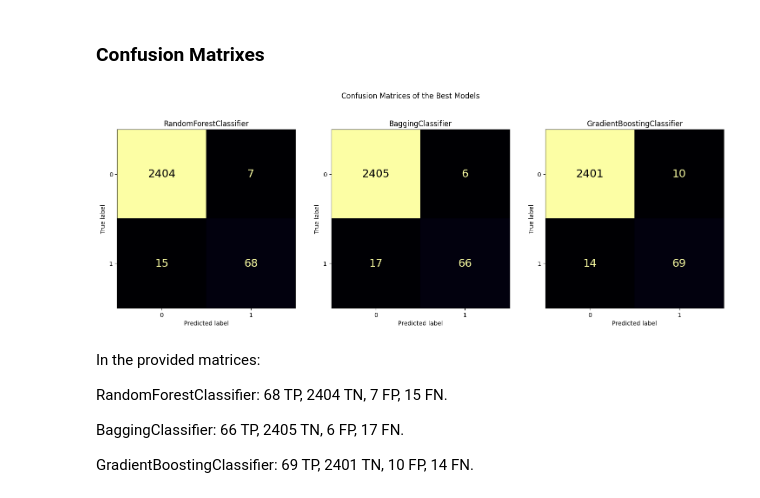
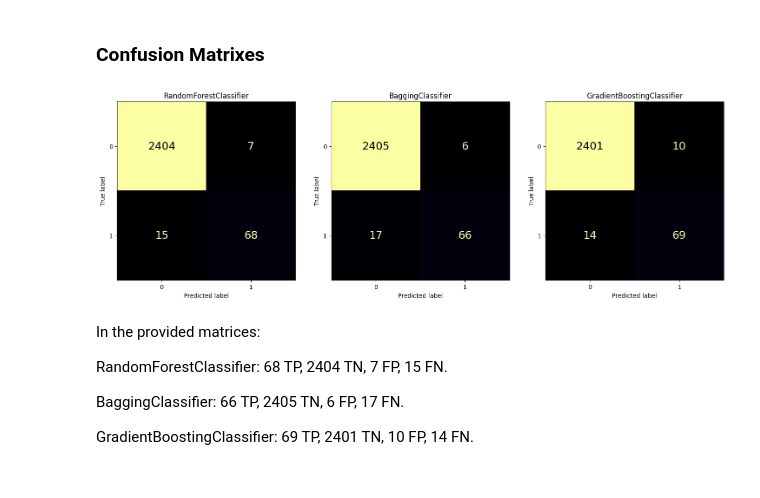
Before and after one commit to waldmjn/Predictive-Maintenance, a Jupyter notebook: DataModells.ipynb, the cells around one changed output. Saved outputs shown, nothing was run; the diff lists cells and outputs as text; code cells hidden in the pictures.

```diff
--- a/DataModells.ipynb
+++ b/DataModells.ipynb
@@ -414,35 +486,35 @@ y_pred_1 = best_model_1.predict(X_test)
 y_pred_2 = best_model_2.predict(X_test)
 y_pred_3 = best_model_3.predict(X_test)
 
 # Create confusion matrices
 cm_1 = confusion_matrix(y_test, y_pred_1)
 cm_2 = confusion_matrix(y_test, y_pred_2)
 cm_3 = confusion_matrix(y_test, y_pred_3)
 
 # Display confusion matrices using 'inferno' colormap with larger text
 fig, axes = plt.subplots(1, 3, figsize=(18, 6))
-fig.suptitle('Confusion Matrices of the Best Models')
+# fig.suptitle('Confusion Matrices of the Best Models')
 
 font = {'size': 18}
 
 ConfusionMatrixDisplay(cm_1).plot(ax=axes[0], cmap='inferno', colorbar=False)
 axes[0].set_title('RandomForestClassifier')
 for text in axes[0].texts:
     text.set_fontsize(18)
 
 ConfusionMatrixDisplay(cm_2).plot(ax=axes[1], cmap='inferno', colorbar=False)
 axes[1].set_title('BaggingClassifier')
 for text in axes[1].texts:
     text.set_fontsize(18)
 
 ConfusionMatrixDisplay(cm_3).plot(ax=axes[2], cmap='inferno', colorbar=False)
 axes[2].set_title('GradientBoostingClassifier')
 for text in axes[2].texts:
     text.set_fontsize(18)
 
 plt.show()
 # %% [output]
-[figure, old version]
+[figure, new version]
 # %% [markdown]
 In the provided matrices:
 
```
Also changed, not shown: parts of 10 cells of this notebook, 2 other files.
